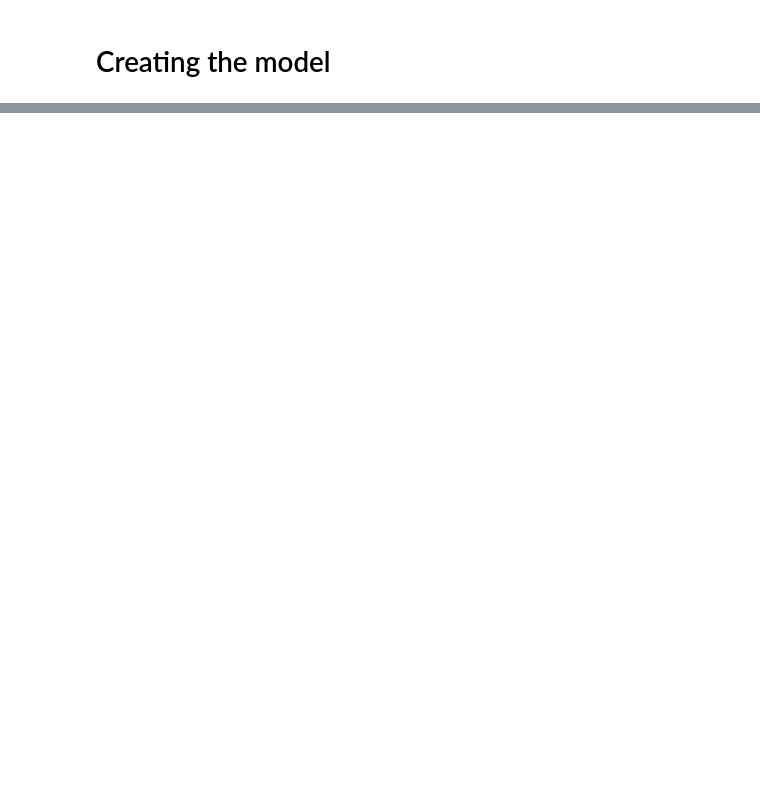
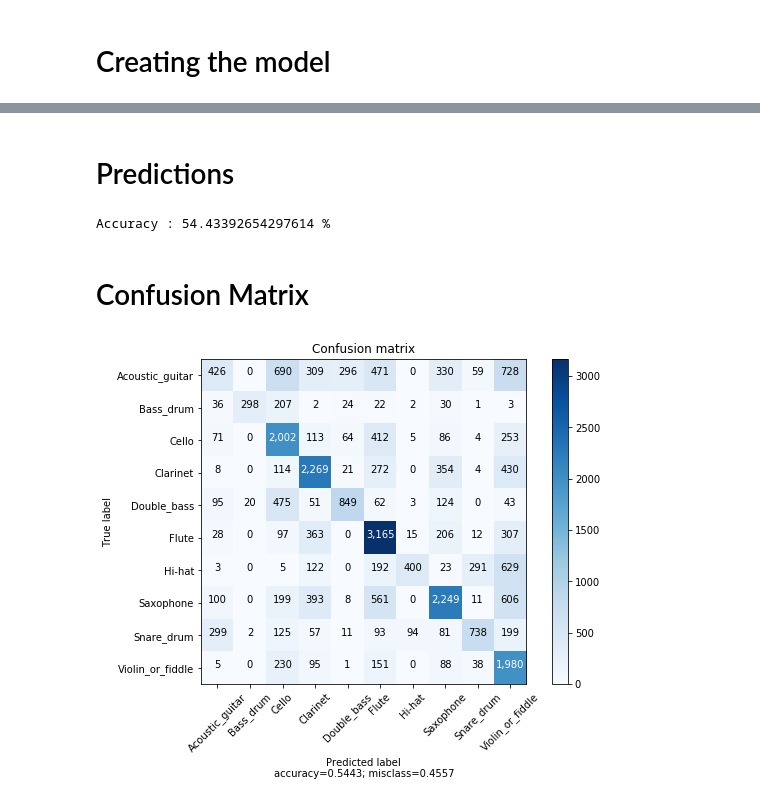
Before and after one commit to romainver/Audio-Classifier, a Jupyter notebook: Audio classification Model.ipynb, the cells around one changed output, grey strips where cells are left out. Saved outputs shown, nothing was run; the diff lists cells and outputs as text; code cells hidden in the pictures; blank space fills up the shorter version.

Commit message:
final model with prediction + confusion matrix

```diff
--- a/Audio classification Model.ipynb
+++ b/Audio classification Model.ipynb
@@ -190,0 +210,71 @@ Epoch 10/10
+# %% [markdown]
+# Predictions
+# %%
+predictions = model.predict(X,batch_size=32)
+label = []
+for p in predictions:
+    maximum = np.max(p)
+    label.append(np.where(maximum == p)[0])
+true_label = []
+for l in y:
+    maximum = np.max(l)
+    true_label.append(np.where(maximum == l)[0])
+errors = 0
+for i in range(len(label)):
+    if label[i] != true_label[i]:
+        errors = errors + 1
+print("Accuracy : "+str((len(label)-errors)/len(label) * 100)+" %")
+# %% [output]
+Accuracy : 54.43392654297614 %
+# %% [markdown]
+# Confusion Matrix
+# %%
+from sklearn import metrics
+def plot_confusion_matrix(cm,
+                          target_names,
+                          title='Confusion matrix',
+                          cmap=None,
+                          normalize=True):
+
+    import itertools
+
+    accuracy = np.trace(cm) / float(np.sum(cm))
+    misclass = 1 - accuracy
+
+    if cmap is None:
+        cmap = plt.get_cmap('Blues')
+
+    plt.figure(figsize=(8, 6))
+    plt.imshow(cm, interpolation='nearest', cmap=cmap)
+    plt.title(title)
+    plt.colorbar()
+
+    if target_names is not None:
+        tick_marks = np.arange(len(target_names))
+        plt.xticks(tick_marks, target_names, rotation=45)
+        plt.yticks(tick_marks, target_names)
+
+    if normalize:
+        cm = cm.astype('float') / cm.sum(axis=1)[:, np.newaxis]
+
+
+    thresh = cm.max() / 1.5 if normalize else cm.max() / 2
+    for i, j in itertools.product(range(cm.shape[0]), range(cm.shape[1])):
+        if normalize:
+            plt.text(j, i, "{:0.4f}".format(cm[i, j]),
+                     horizontalalignment="center",
+                     color="white" if cm[i, j] > thresh else "black")
+        else:
+            plt.text(j, i, "{:,}".format(cm[i, j]),
+                     horizontalalignment="center",
+                     color="white" if cm[i, j] > thresh else "black")
+
+
+    plt.tight_layout()
+    plt.ylabel('True label')
+    plt.xlabel('Predicted label\naccuracy={:0.4f}; misclass={:0.4f}'.format(accuracy, misclass))
+    plt.show()
+matrix = metrics.confusion_matrix(true_label, label)
+plot_confusion_matrix(matrix,classes,normalize=False)
+# %% [output]
+[figure, added]
```
Also changed, not shown: parts of 5 cells of this notebook.
